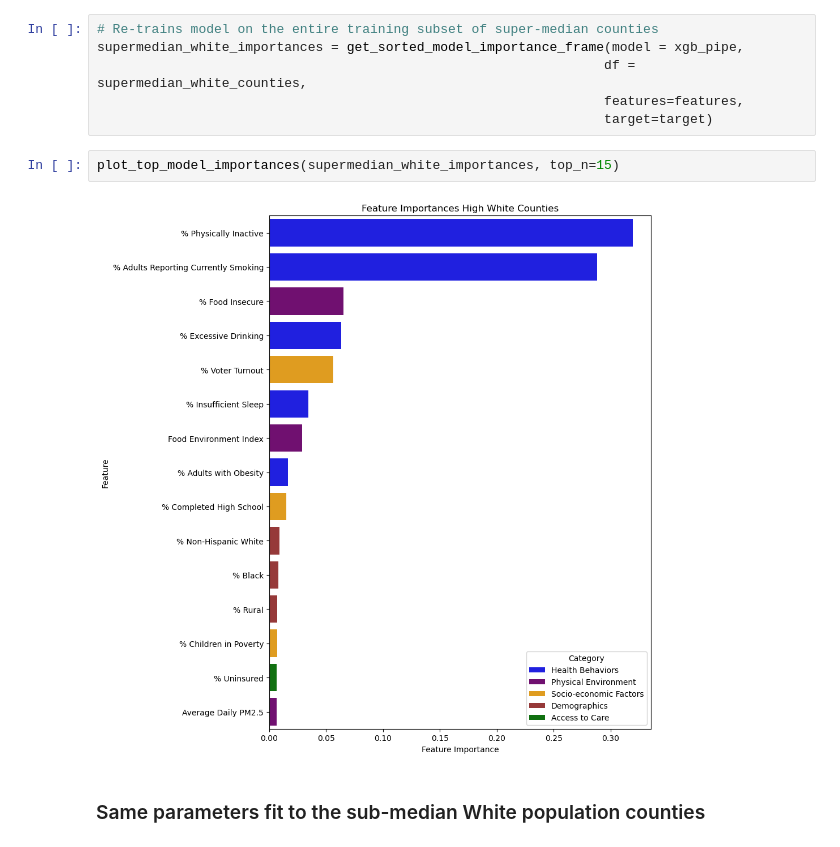
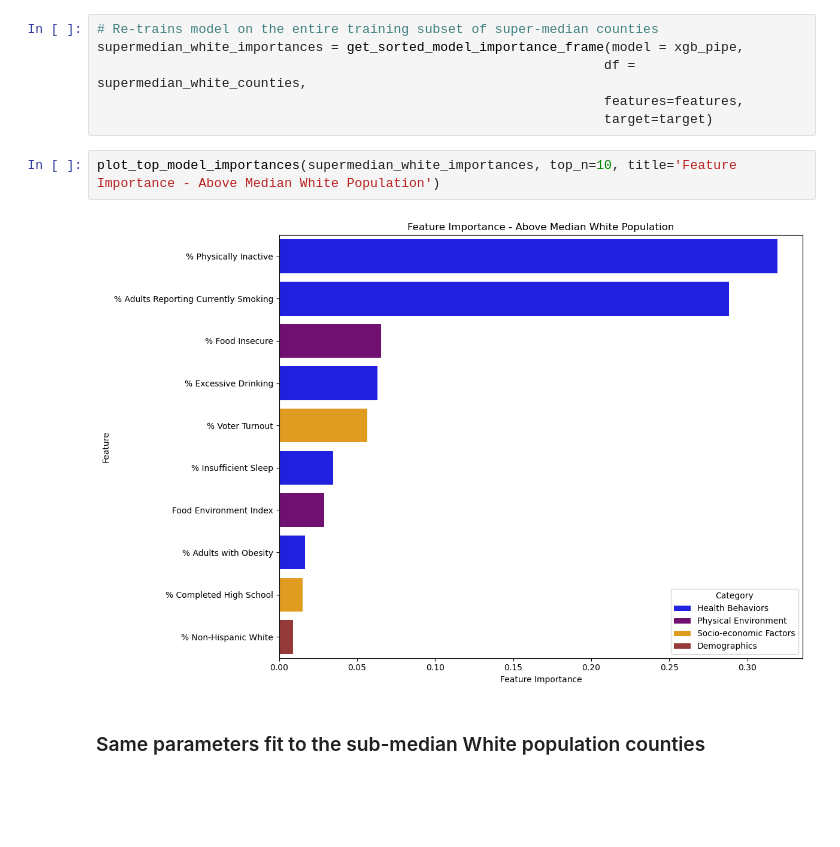
Before and after one commit to nedgren/Health-Insights, a Jupyter notebook: modeling/neal_ethnicity-modeling.ipynb, the cells around one changed output. Drawn from its saved outputs; the diff is of its cells as text; blank space fills up the shorter version.

```diff
--- a/modeling/neal_ethnicity-modeling.ipynb
+++ b/modeling/neal_ethnicity-modeling.ipynb
@@ -114,10 +114,10 @@ supermedian_white_importances = get_sorted_model_importance_frame(model = xgb_pi
                                                                  df = supermedian_white_counties,
                                                                  features=features,
                                                                  target=target)
-# %%
-plot_top_model_importances(supermedian_white_importances, top_n=15)
-# %% [output]
-[figure, removed]
+# %%
+plot_top_model_importances(supermedian_white_importances, top_n=10, title='Feature Importance - Above Median White Population')
+# %% [output]
+[figure, added]
 # %% [markdown]
 ### Same parameters fit to the sub-median White population counties
 # %%
```
Also changed, not shown: parts of 2 cells of this notebook, 5 other files.
